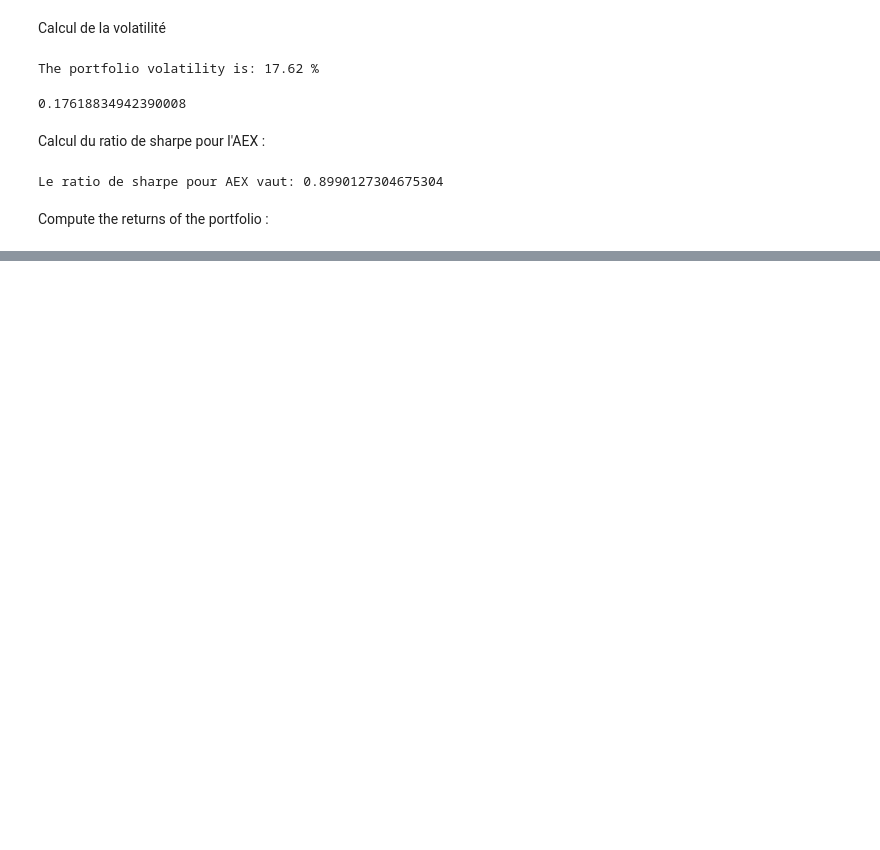
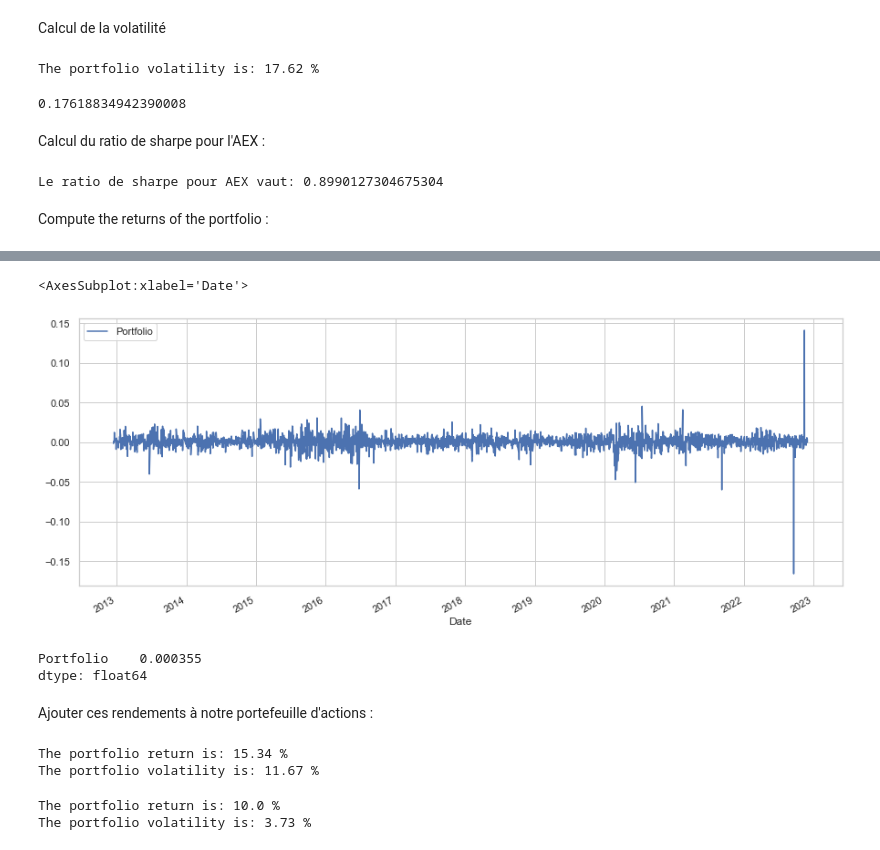
Before and after one commit to Simzer994/Portfolio-Project, a Jupyter notebook: Portfolio.ipynb, the cells around one changed output, grey strips where cells are left out. Cells and saved outputs as stored; diff of their text form; code cells hidden in the pictures; blank space fills up the shorter version.

```diff
--- a/Portfolio.ipynb
+++ b/Portfolio.ipynb
@@ -200,0 +206,5 @@ returns_portfolio.to_csv('./datas/returns_portfolio.csv')
+# %%
+portfolio_collegues = pd.read_csv('datas/portfolio-collegues.csv', sep=',')
+portfolio_collegues = portfolio_collegues.set_index('Date')
+portfolio_collegues.index = pd.to_datetime(portfolio_collegues.index)
+portfolio_collegues.head()
@@ -200,0 +219,12 @@ returns_portfolio.to_csv('./datas/returns_portfolio.csv')
+# %%
+portfolio_collegues.plot()
+# %% [output]
+<AxesSubplot:xlabel='Date'>
+[figure, added]
+# %%
+portfolio_collegues.mean()
+# %% [output]
+Portfolio    0.000355
+dtype: float64
+# %% [markdown]
+Ajouter ces rendements à notre portefeuille d'actions :
@@ -200,0 +242,10 @@ returns_portfolio.to_csv('./datas/returns_portfolio.csv')
+# %%
+w1,r,v = pf.gmv_portfolio(returns_train,cov_matrix_train,show=True)
+# %% [output]
+The portfolio return is: 15.34 %
+The portfolio volatility is: 11.67 %
+# %%
+w,r,vol = pf.opt_mean_variance(returns_train,cov_matrix_train,obj_rend=0.1,risk_free=0.02624,show=True)
+# %% [output]
+The portfolio return is: 10.0 %
+The portfolio volatility is: 3.73 %
```
Also changed, not shown: parts of 14 cells of this notebook, 4 other files.
